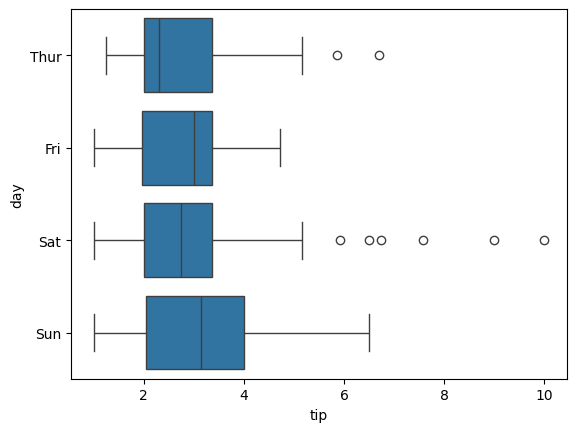
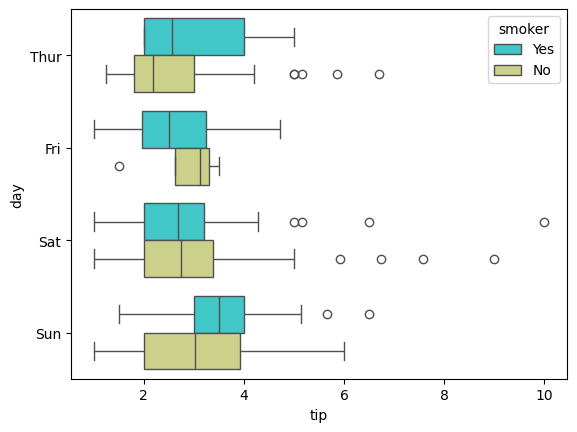
Code edit (unified diff) that turned the first committed figure into the second:
--- before
+++ after
@@ -1 +1 @@
-sns.boxplot(x='tip', y='day', data = df)
+sns.boxplot(x='tip', y='day', data = df, palette='rainbow', hue = df['smoker'])

Commit: violin plot, strip and swarmplots